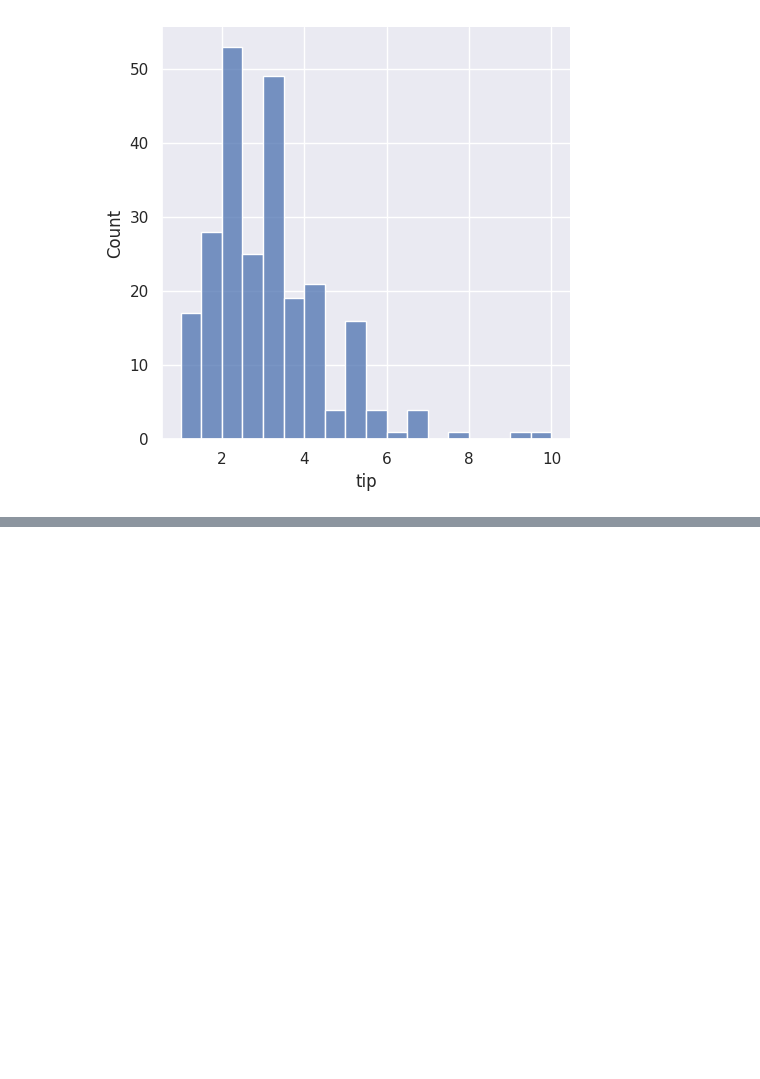
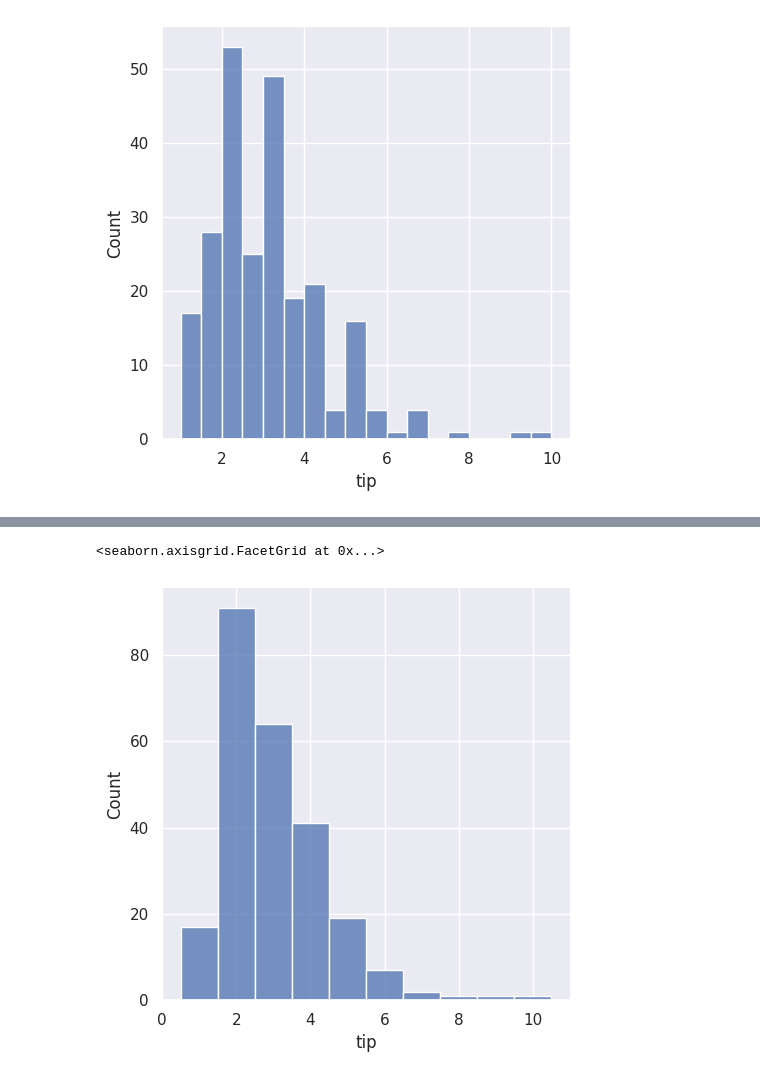
Before and after one commit to cucumberian/mathshub, a Jupyter notebook: lesson-17_seminar/lesson-17-mt.ipynb, the cells around one changed output, grey strips where cells are left out. Saved outputs shown, nothing was run; the diff lists cells and outputs as text; code cells hidden in the pictures; blank space fills up the shorter version.

```diff
--- a/lesson-17_seminar/lesson-17-mt.ipynb
+++ b/lesson-17_seminar/lesson-17-mt.ipynb
@@ -216,0 +224,7 @@ sns.displot(data=tips, x='tip',);
+# %%
+# Чтобы сгруппировать чаевые и посмотреть на их распределение в группах значений
+# надо их округлить
+# округление методом pandas
+# указываем в каком столбце и до скольки мы хотим округлить после запятой
+tips_rounded = tips.round({'tip': 0})
+tips_rounded
@@ -216,0 +261,5 @@ sns.displot(data=tips, x='tip',);
+# %%
+sns.displot(data=tips_rounded, x='tip', discrete=True)
+# %% [output]
+<seaborn.axisgrid.FacetGrid at 0x...>
+[figure, added]
```
Also changed, not shown: parts of 12 cells of this notebook.
